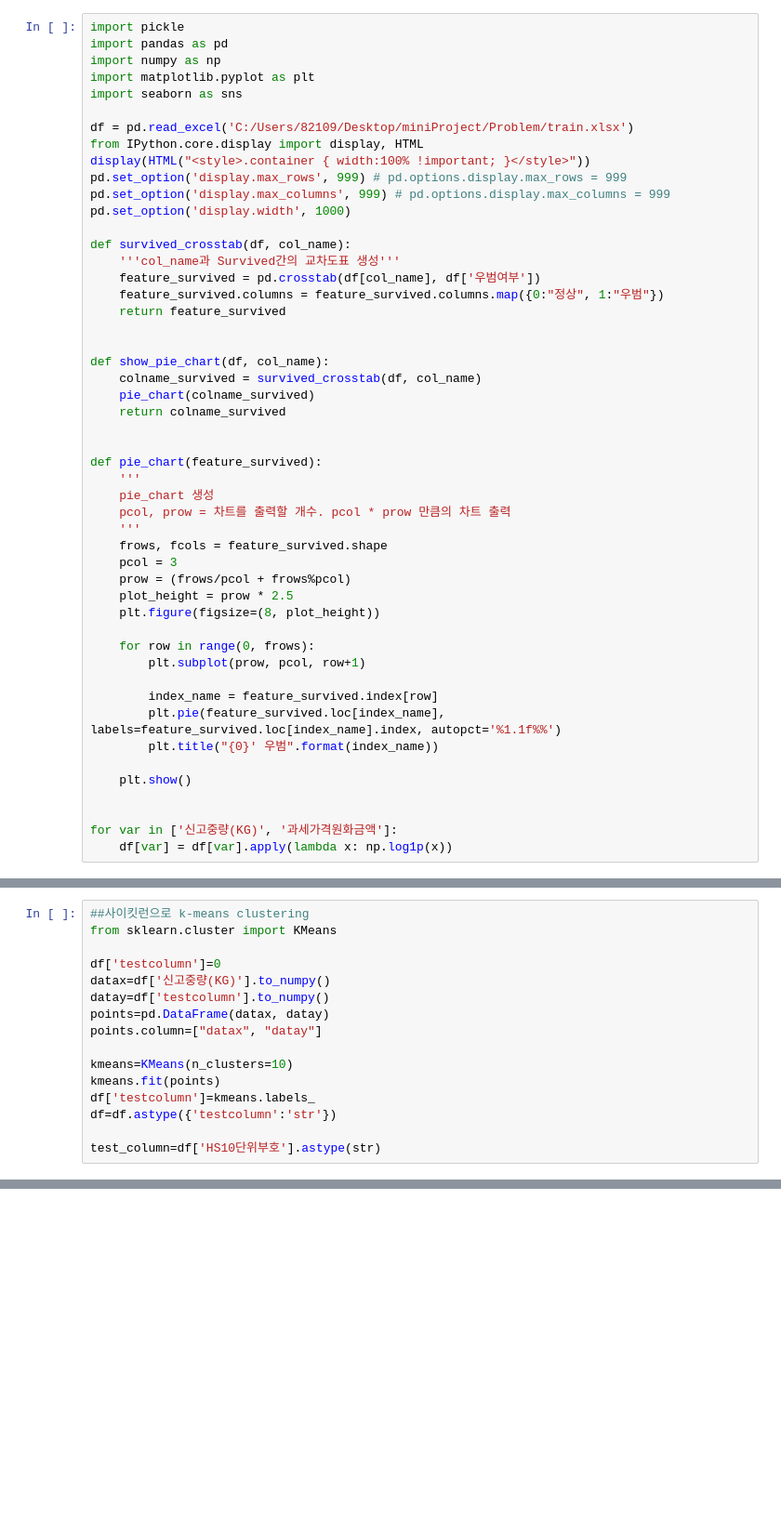
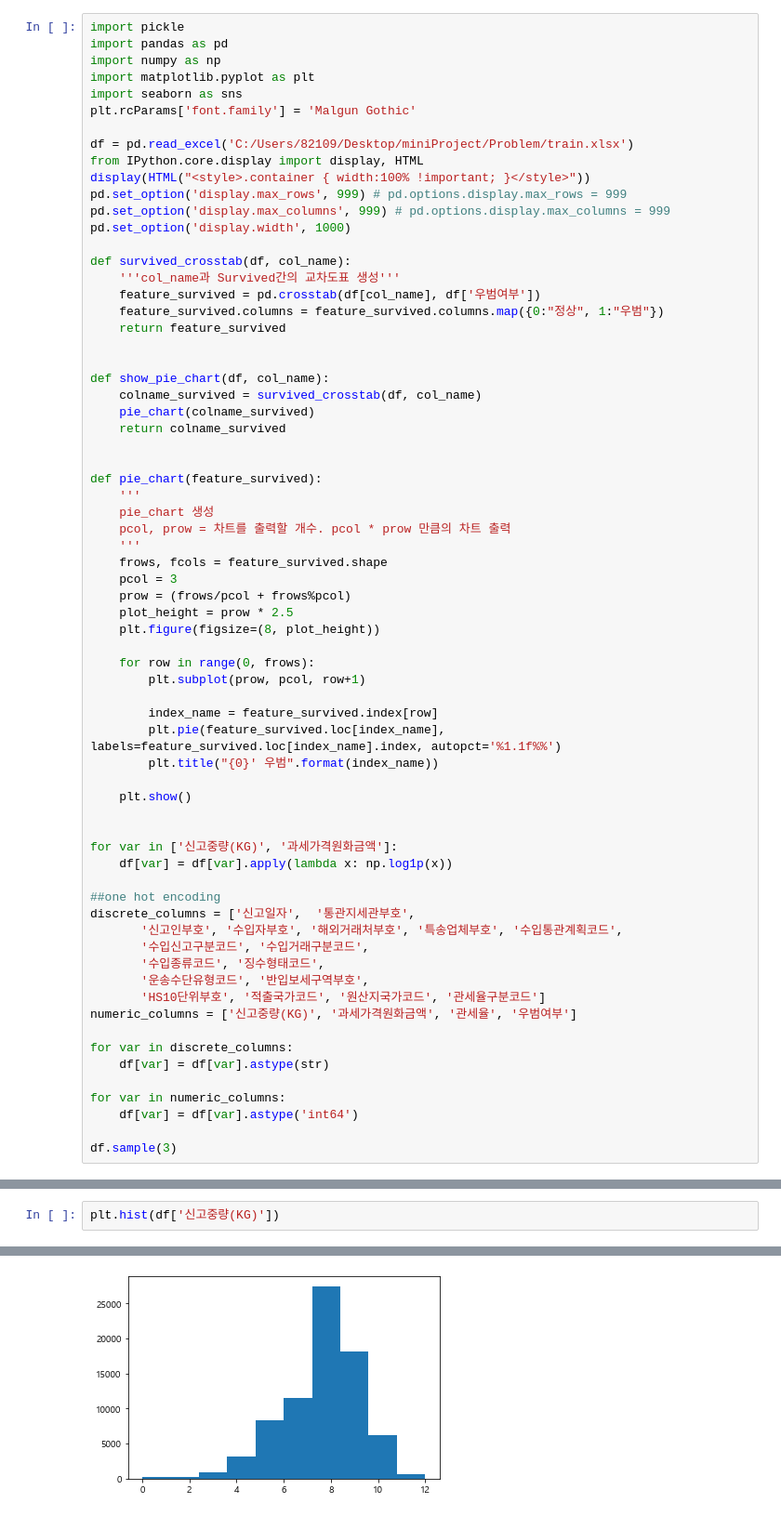
Before and after one commit to daebakk/Data-Science-Project, a Jupyter notebook: hyemi.ipynb, the cells around one changed output, grey strips where cells are left out. Shown at 93% size. Drawn from its saved outputs; the diff is of its cells as text; blank space fills up the shorter version.

```diff
--- a/hyemi.ipynb
+++ b/hyemi.ipynb
@@ -4,6 +4,7 @@ import pandas as pd
 import numpy as np
 import matplotlib.pyplot as plt
 import seaborn as sns
+plt.rcParams['font.family'] = 'Malgun Gothic'
 
 df = pd.read_excel('C:/Users/82109/Desktop/miniProject/Problem/train.xlsx')
 from IPython.core.display import display, HTML
@@ -48,3 +49,20 @@ def pie_chart(feature_survived):
 
 for var in ['신고중량(KG)', '과세가격원화금액']:
     df[var] = df[var].apply(lambda x: np.log1p(x))
+
+##one hot encoding
+discrete_columns = ['신고일자',  '통관지세관부호',
+       '신고인부호', '수입자부호', '해외거래처부호', '특송업체부호', '수입통관계획코드',
+       '수입신고구분코드', '수입거래구분코드',
+       '수입종류코드', '징수형태코드',
+       '운송수단유형코드', '반입보세구역부호',
+       'HS10단위부호', '적출국가코드', '원산지국가코드', '관세율구분코드']
+numeric_columns = ['신고중량(KG)', '과세가격원화금액', '관세율', '우범여부']
+
+for var in discrete_columns:
+    df[var] = df[var].astype(str)
+
+for var in numeric_columns:
+    df[var] = df[var].astype('int64')
+
+df.sample(3)
@@ -51,16 +74,3 @@ for var in ['신고중량(KG)', '과세가격원화금액']:
 # %%
-##사이킷런으로 k-means clustering
-from sklearn.cluster import KMeans
-
-df['testcolumn']=0
-datax=df['신고중량(KG)'].to_numpy()
-datay=df['testcolumn'].to_numpy()
-points=pd.DataFrame(datax, datay)
-points.column=["datax", "datay"]
-
-kmeans=KMeans(n_clusters=10)
-kmeans.fit(points)
-df['testcolumn']=kmeans.labels_
-df=df.astype({'testcolumn':'str'})
-
-test_column=df['HS10단위부호'].astype(str)
+plt.hist(df['신고중량(KG)'])
+# %% [output]
@@ -67 +81,2 @@ test_column=df['HS10단위부호'].astype(str)
+[figure, added]
 # %%
```
Also changed, not shown: parts of 10 cells of this notebook.
